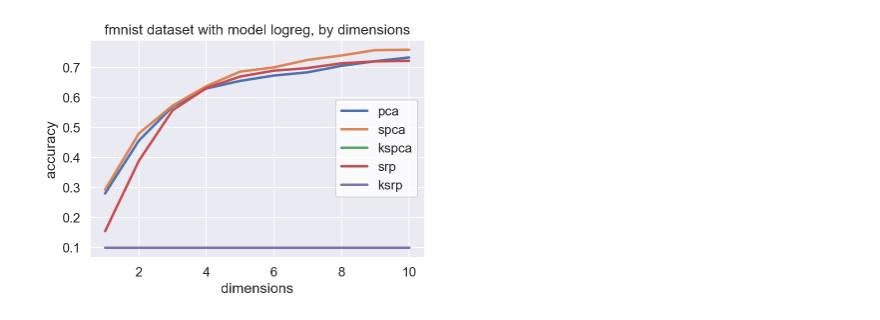
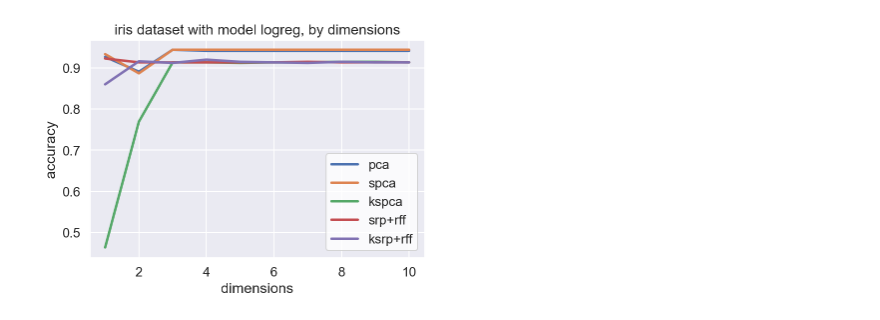
Before and after one commit to jaredfeng-ca/masterproj, a Jupyter notebook: demo.ipynb, the cells around one changed output. Saved outputs shown, nothing was run; the diff lists cells and outputs as text; code cells hidden in the pictures.

```diff
--- a/demo.ipynb
+++ b/demo.ipynb
@@ -25,20 +0,0 @@ res_mat = res_mat.transpose()
-# %%
-from matplotlib import pyplot as plt
-import pandas as pd
-import seaborn as sns
-%matplotlib inline
-%config InlineBackend.figure_format='retina'
-
-# change result array into a df for sns plot
-res_df = pd.DataFrame(res_mat, columns=algos, index=out_dims)
-res_df['dimensions'] = out_dims
-
-sns.set_theme()
-sns.set(font_scale=1.2)
-
-for algo in algos:
-    plot = sns.lineplot(x='dimensions', y=algo, data=res_df, lw=2.5)
-plt.legend(labels=algos, facecolor='white')
-plot.set(ylabel=METRIC, title = f'{DSET} dataset with model {HEAD}, by dimensions');
-# %% [output]
-[figure, removed]
@@ -44,0 +8,16 @@ plot.set(ylabel=METRIC, title = f'{DSET} dataset with model {HEAD}, by dimension
+# %%
+MAX_OUT_DIM = 10
+TRIALS = 5
+algos = ['pca', 'spca', 'kspca', 'srp+rff', 'ksrp+rff']
+#algos = ['srp']
+# %%
+dset = 'iris'
+task = 'class'
+head = 'logreg'
+metric = 'accuracy'
+#out_dims = np.arange(1,11)
+res_mat, out_dims = experiment(TRIALS, MAX_OUT_DIM, dset, task, head, metric, algos)
+#res_mat, out_dims = experiment2(TRIALS, out_dims, dset, task, head, metric, algos)
+plot_exp_result(res_mat, out_dims, dset, head, metric, algos)
+# %% [output]
+[figure, added]
```
Also changed, not shown: parts of 10 cells of this notebook, 9 other files.
